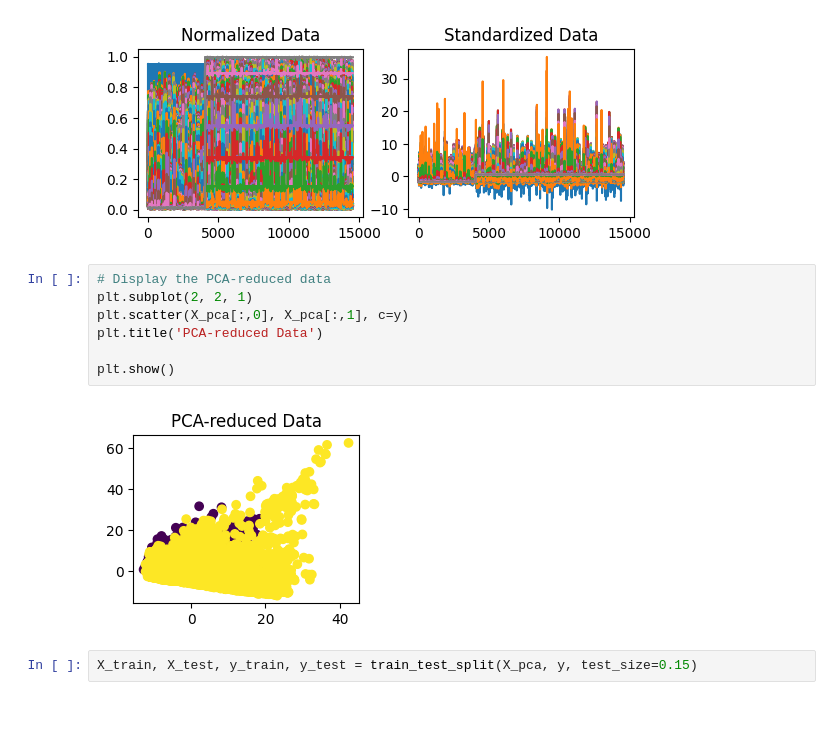
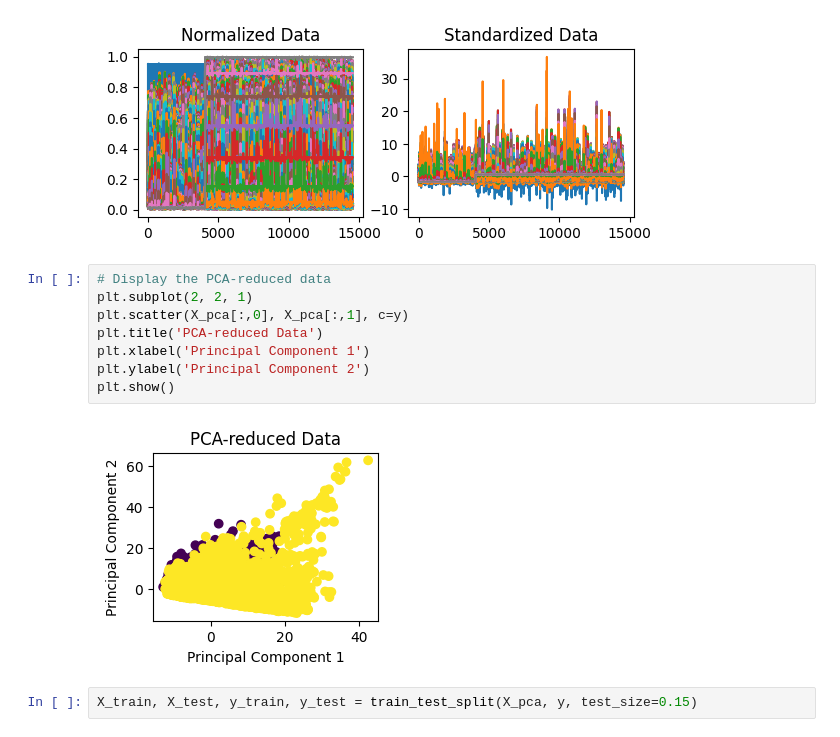
Before and after one commit to nabarahim/AFIB-and-MI-Correlation, a Jupyter notebook: PTBDB_dataset+ Feature Engineering +CNN_Test.ipynb, the cells around one changed output. Saved outputs shown, nothing was run; the diff lists cells and outputs as text; blank space fills up the shorter version.

```diff
--- a/PTBDB_dataset+ Feature Engineering +CNN_Test.ipynb
+++ b/PTBDB_dataset+ Feature Engineering +CNN_Test.ipynb
@@ -370,12 +420,13 @@ plt.show()
 # %%
 # Display the PCA-reduced data
 plt.subplot(2, 2, 1)
 plt.scatter(X_pca[:,0], X_pca[:,1], c=y)
 plt.title('PCA-reduced Data')
-
+plt.xlabel('Principal Component 1')
+plt.ylabel('Principal Component 2')
 plt.show()
 # %% [output]
-[figure, old version]
+[figure, new version]
 # %%
 X_train, X_test, y_train, y_test = train_test_split(X_pca, y, test_size=0.15)
 # %%
```
Also changed, not shown: parts of 31 cells of this notebook.
